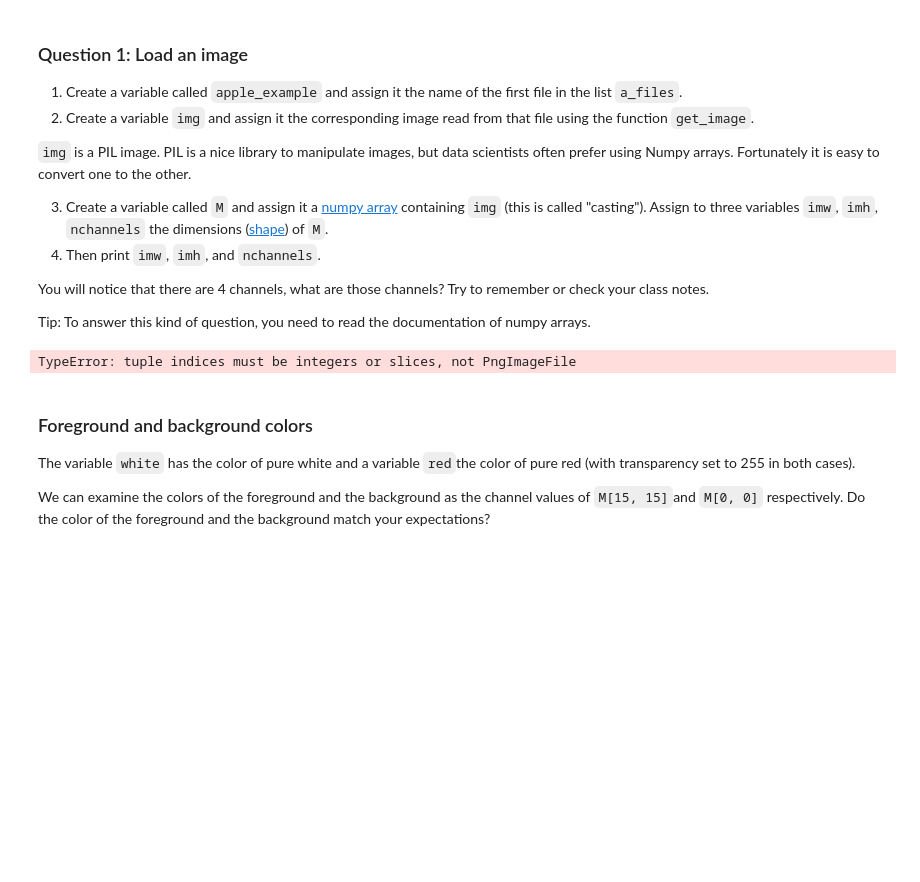
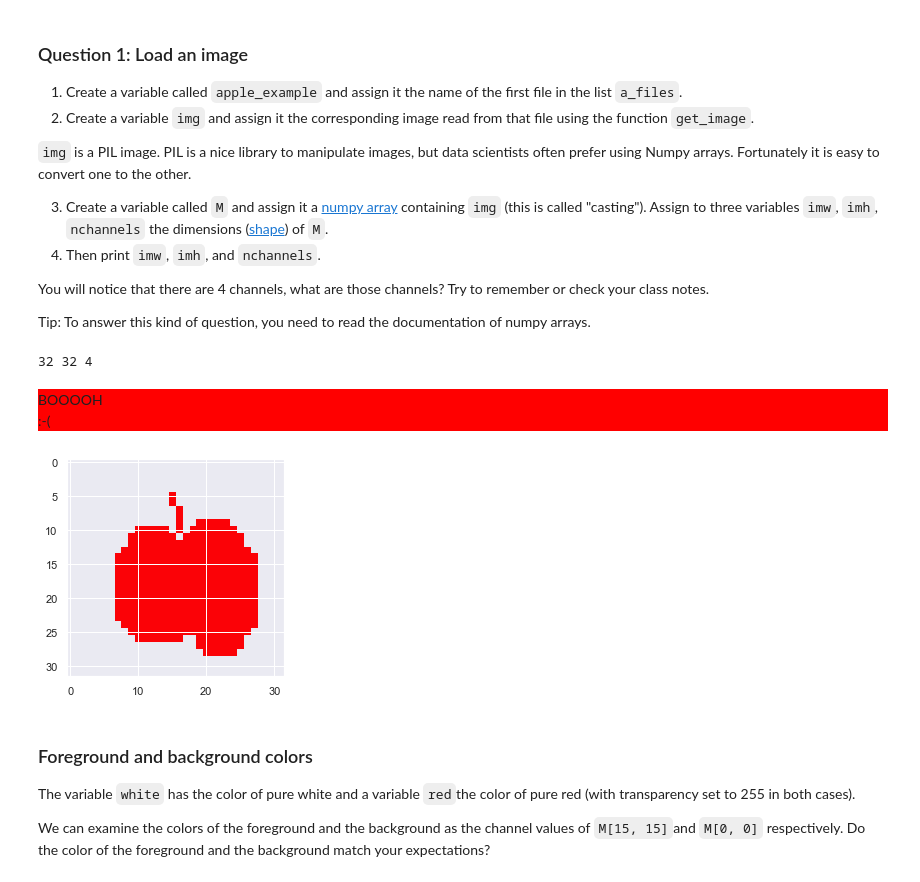
Before and after one commit to titanful/info232, a Jupyter notebook: TP1/TP1.ipynb, the cells around one changed output. Cells and saved outputs as stored; diff of their text form; code cells hidden in the pictures; blank space fills up the shorter version.

```diff
--- a/TP1/TP1.ipynb
+++ b/TP1/TP1.ipynb
@@ -89,20 +89,23 @@ Tip: To answer this kind of question, you need to read the documentation of nump
 # %%
 ### Answer question 1
 question = 1
 import numpy as np         # This is needed to import Numpy
 apple_example = a_files[0]
 img = get_image(apple_example)
 M = np.array(img)
-imw, imh, nchannels = np.shape
+imw, imh, nchannels = np.shape(img)
 print(imw, imh, nchannels)
 plt.imshow(M) # This shows the image as a numpy array
 
 # This is the checker code, keep it
 answer = int.from_bytes(apple_example.encode('utf-8'), "little")+imw * imh + nchannels
 score = 0
 score += check(answer, question)
 # %% [output]
-TypeError: tuple indices must be integers or slices, not PngImageFile
+32 32 4
+BOOOOH
+:-(
+[figure, added]
 # %% [markdown]
 ### Foreground and background colors
 The variable `white` has the color of pure white and a variable `red`the color of pure red (with transparency set to 255 in both cases).
```
Also changed, not shown: parts of 1 cell of this notebook.
